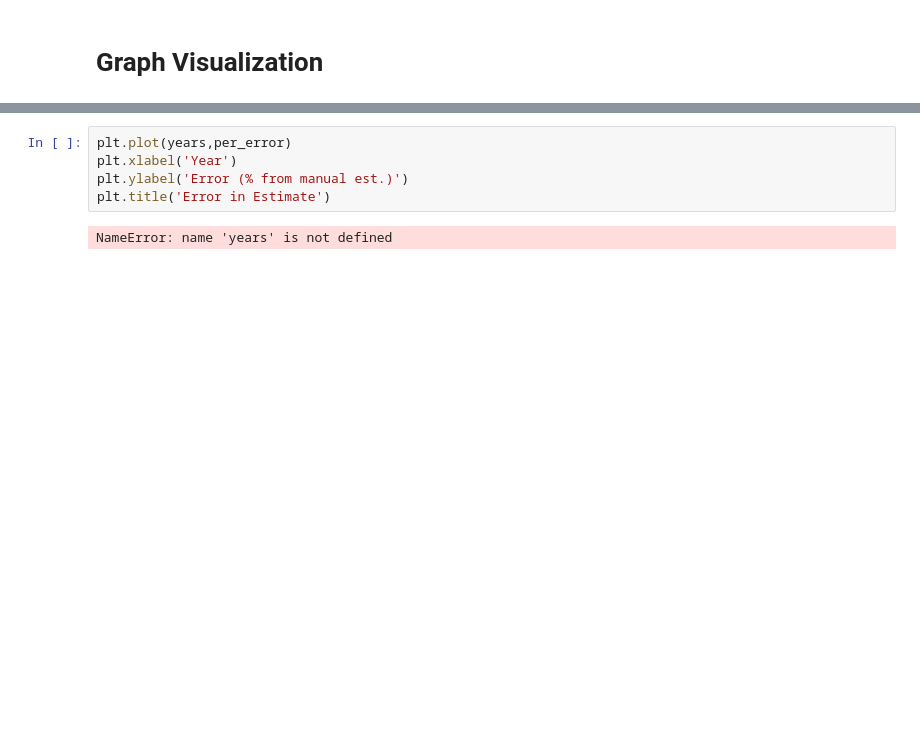
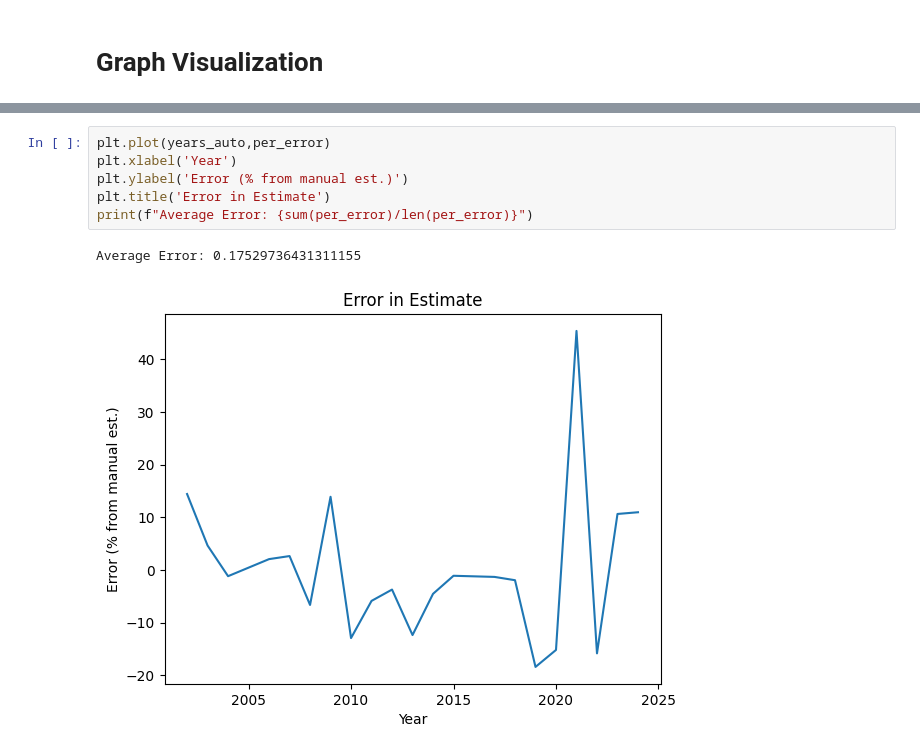
Before and after one commit to ctcastle/ENSF_612_City_Geospectors, a Jupyter notebook: City_Geospectors.ipynb, the cells around one changed output, grey strips where cells are left out. Cells and saved outputs as stored; diff of their text form; blank space fills up the shorter version.

```diff
--- a/City_Geospectors.ipynb
+++ b/City_Geospectors.ipynb
@@ -370,7 +407,9 @@ plt.legend()
 # %%
-plt.plot(years,per_error)
+plt.plot(years_auto,per_error)
 plt.xlabel('Year')
 plt.ylabel('Error (% from manual est.)')
 plt.title('Error in Estimate')
+print(f"Average Error: {sum(per_error)/len(per_error)}")
 # %% [output]
-NameError: name 'years' is not defined
+Average Error: 0.17529736431311155
+[figure, added]
```
Also changed, not shown: parts of 9 cells of this notebook.
